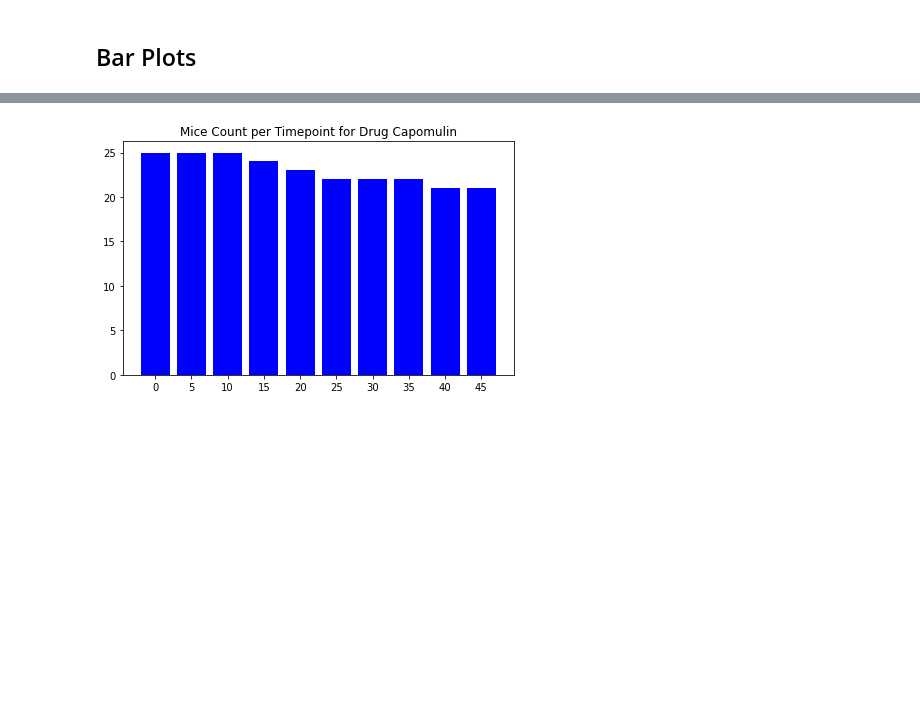
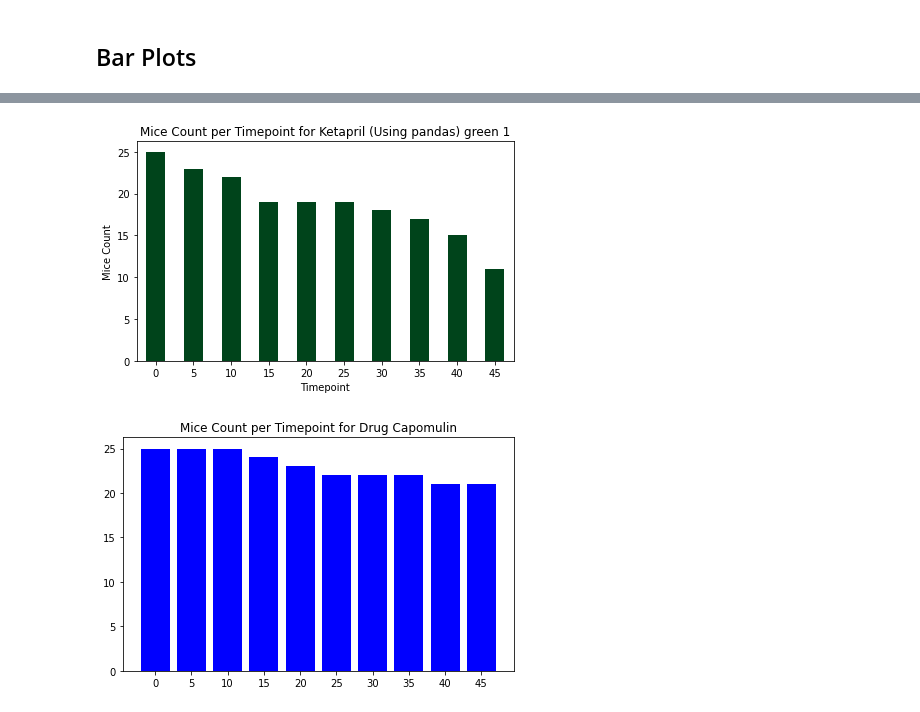
Before and after one commit to skesamsetty/matplotlib_challenge, a Jupyter notebook: Pymaceuticals/pymaceuticals_starter.ipynb, the cells around one changed output, grey strips where cells are left out. Cells and saved outputs as stored; diff of their text form; code cells hidden in the pictures; blank space fills up the shorter version.

```diff
--- a/Pymaceuticals/pymaceuticals_starter.ipynb
+++ b/Pymaceuticals/pymaceuticals_starter.ipynb
@@ -207,3 +211,11 @@ index = 0
+# %%
+aggregate_df.plot(kind='bar', y='Mice Count', rot=0, xlabel="Timepoint", ylabel="Mice Count", colormap='Greens_r',
+                       title=title_string)
+
+plt.tight_layout()
+plt.show()
+# %% [output]
+[figure, added]
 # %%
 # Generate a bar plot showing the number of mice per time point for each treatment throughout the course of the study using pyplot.
 
```
Also changed, not shown: parts of 7 cells of this notebook.
